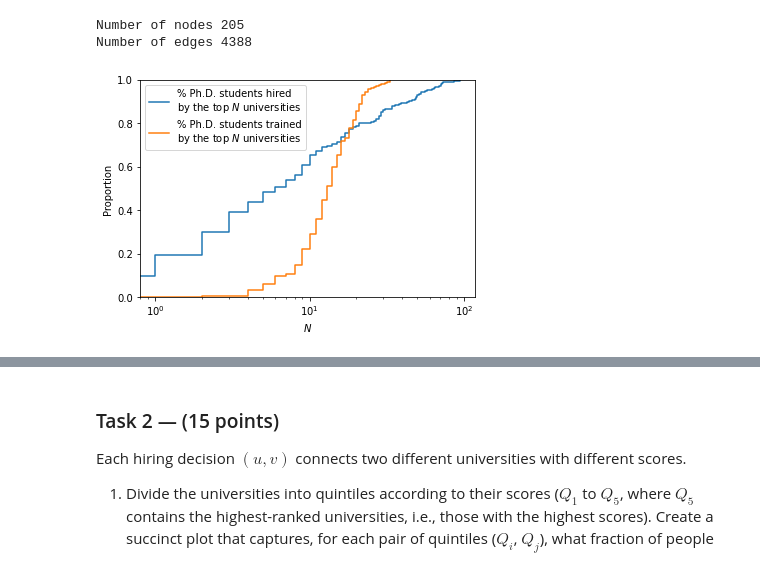
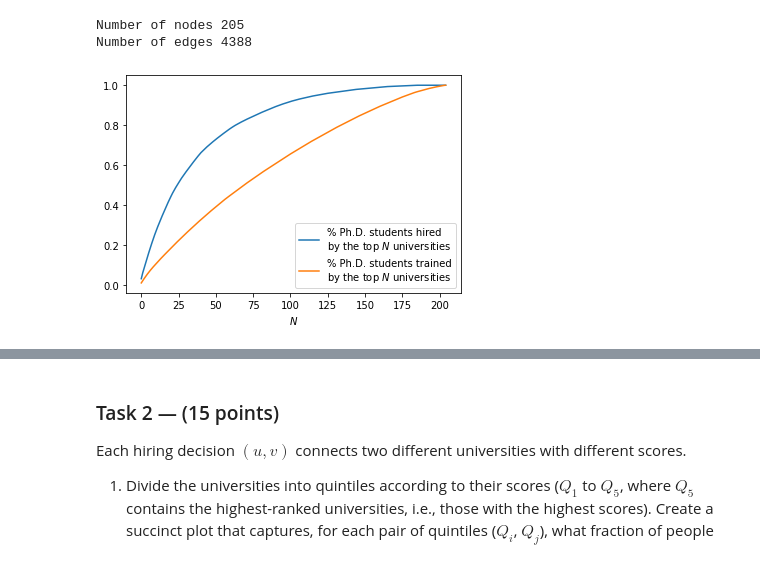
Before and after one commit to epfl-ada/2021, a Jupyter notebook: Exam/exam_solved.ipynb, the cells around one changed output, grey strips where cells are left out. Saved outputs shown, nothing was run; the diff lists cells and outputs as text; code cells hidden in the pictures.

```diff
--- a/Exam/exam_solved.ipynb
+++ b/Exam/exam_solved.ipynb
@@ -106,25 +106,27 @@ Number of edges 4388
 # %%
 # 1.2
 
 import matplotlib.pyplot as plt
 import seaborn as sns
 import numpy as np
 
 # Get indegree and outdegree distributions
 indegree = []
 outdegree = []
 for node in G.nodes:
     indegree.append(len(list(G.successors(node))))
     outdegree.append(len(list(G.predecessors(node))))
 indegree = np.array(indegree)
-indegree = np.array(indegree)
+outdegree = np.array(outdegree)
+
+indegree = np.array(sorted(indegree/sum(indegree), reverse=True)).cumsum()
+outdegree = np.array(sorted(outdegree/sum(outdegree), reverse=True)).cumsum()
 
 # Makes ecfplot
-sns.ecdfplot(np.array(indegree), label="% Ph.D. students hired\nby the top $N$ universities")
-sns.ecdfplot(np.array(outdegree), label="% Ph.D. students trained\nby the top $N$ universities")
-plt.xscale("log")
+plt.plot(indegree, label="% Ph.D. students hired\nby the top $N$ universities")
+plt.plot(outdegree, label="% Ph.D. students trained\nby the top $N$ universities")
 plt.xlabel("$N$")
 plt.legend()
 plt.show();
 # %% [output]
-[figure, old version]
+[figure, new version]
```
Also changed, not shown: parts of 26 cells of this notebook.
